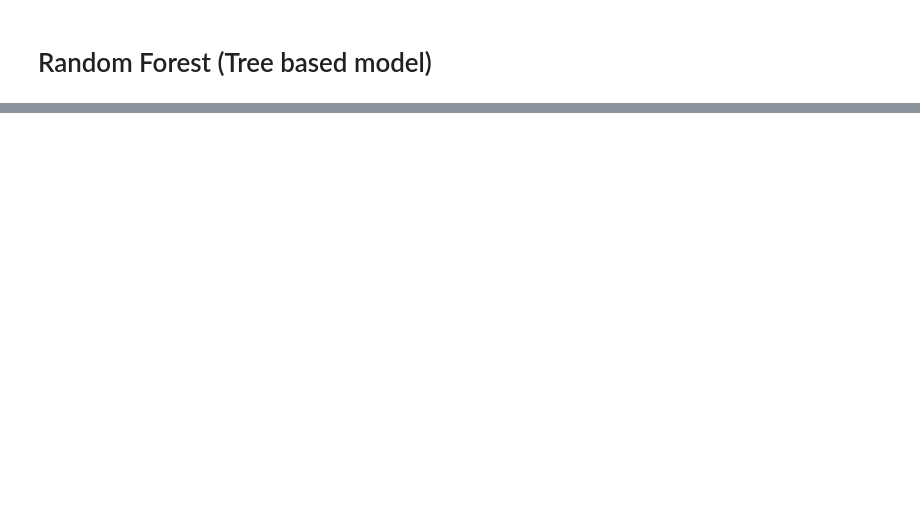
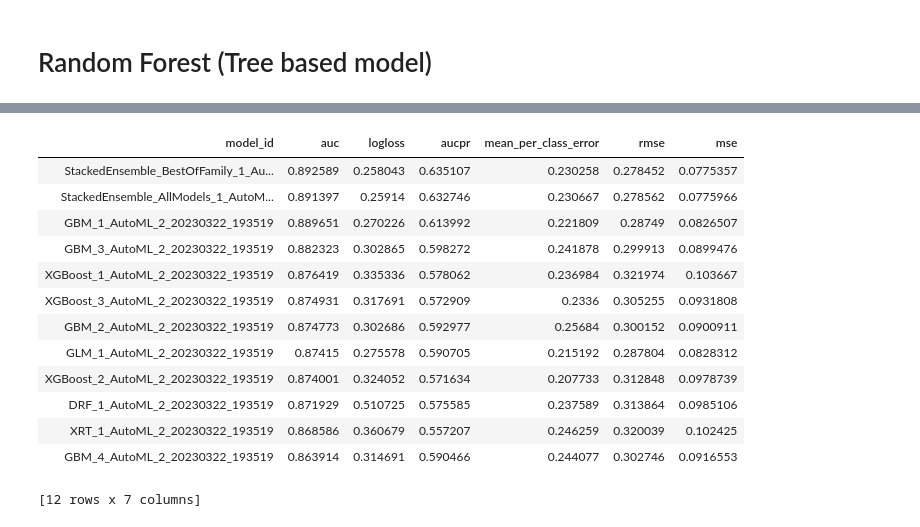
Before and after one commit to makarandmadhavi/Model-Interpretability-Marketting-Campaign, a Jupyter notebook: Model_Interpretability_Marketting_Campaign.ipynb, the cells around one changed output, grey strips where cells are left out. Saved outputs shown, nothing was run; the diff lists cells and outputs as text; code cells hidden in the pictures; blank space fills up the shorter version.

```diff
--- a/Model_Interpretability_Marketting_Campaign.ipynb
+++ b/Model_Interpretability_Marketting_Campaign.ipynb
@@ -277,0 +424,18 @@ plt.show()
+# %%
+lb = aml.leaderboard
+lb.head(rows=lb.nrows)
+# %% [output]
+| model_id | auc | logloss | aucpr | mean_per_class_error | rmse | mse |
+| StackedEnsemble_BestOfFamily_1_Au... | 0.892589 | 0.258043 | 0.635107 | 0.230258 | 0.278452 | 0.0775357 |
+| StackedEnsemble_AllModels_1_AutoM... | 0.891397 | 0.25914 | 0.632746 | 0.230667 | 0.278562 | 0.0775966 |
+| GBM_1_AutoML_2_20230322_193519 | 0.889651 | 0.270226 | 0.613992 | 0.221809 | 0.28749 | 0.0826507 |
+| GBM_3_AutoML_2_20230322_193519 | 0.882323 | 0.302865 | 0.598272 | 0.241878 | 0.299913 | 0.0899476 |
+| XGBoost_1_AutoML_2_20230322_193519 | 0.876419 | 0.335336 | 0.578062 | 0.236984 | 0.321974 | 0.103667 |
+| XGBoost_3_AutoML_2_20230322_193519 | 0.874931 | 0.317691 | 0.572909 | 0.2336 | 0.305255 | 0.0931808 |
+| GBM_2_AutoML_2_20230322_193519 | 0.874773 | 0.302686 | 0.592977 | 0.25684 | 0.300152 | 0.0900911 |
+| GLM_1_AutoML_2_20230322_193519 | 0.87415 | 0.275578 | 0.590705 | 0.215192 | 0.287804 | 0.0828312 |
+| XGBoost_2_AutoML_2_20230322_193519 | 0.874001 | 0.324052 | 0.571634 | 0.207733 | 0.312848 | 0.0978739 |
+| DRF_1_AutoML_2_20230322_193519 | 0.871929 | 0.510725 | 0.575585 | 0.237589 | 0.313864 | 0.0985106 |
+| XRT_1_AutoML_2_20230322_193519 | 0.868586 | 0.360679 | 0.557207 | 0.246259 | 0.320039 | 0.102425 |
+| GBM_4_AutoML_2_20230322_193519 | 0.863914 | 0.314691 | 0.590466 | 0.244077 | 0.302746 | 0.0916553 |
+[12 rows x 7 columns]
```
Also changed, not shown: parts of 19 cells of this notebook.
